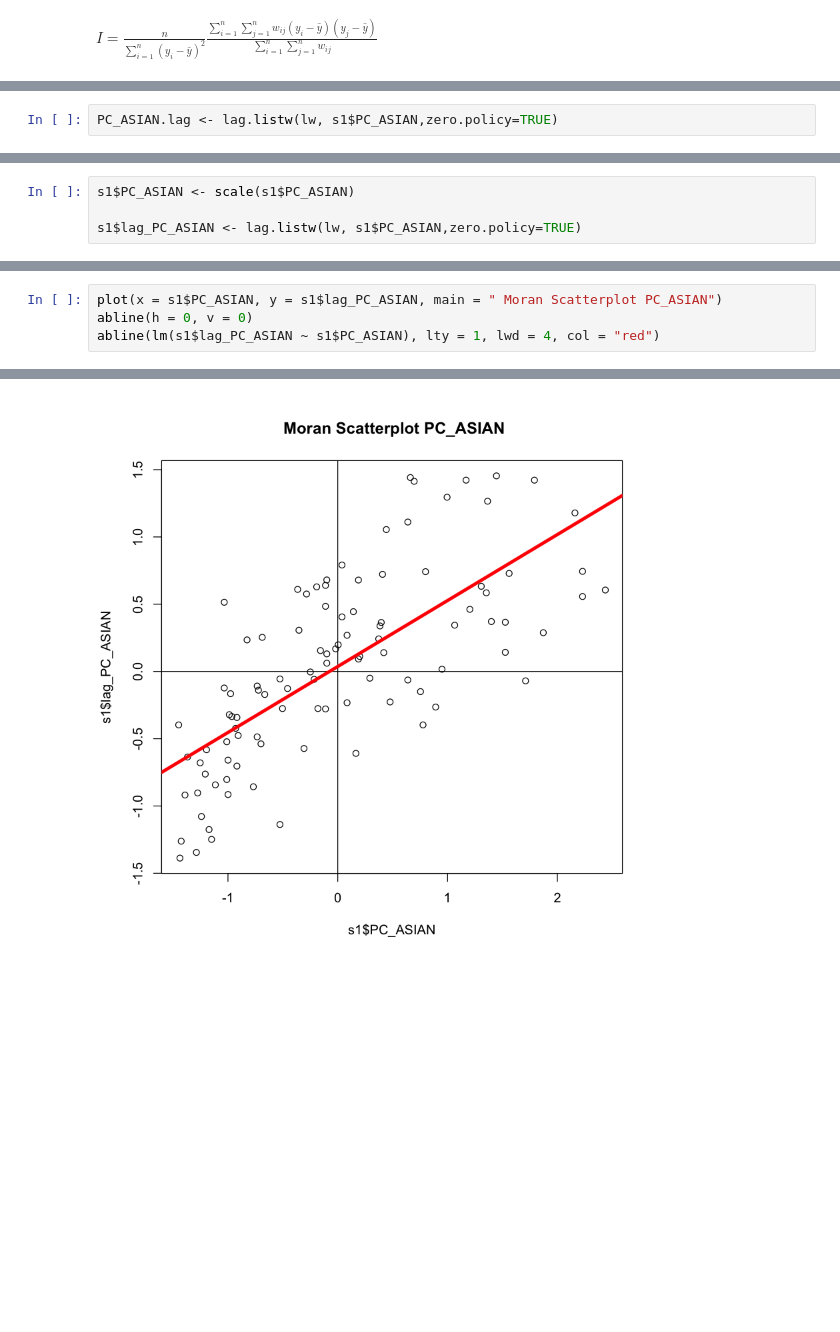
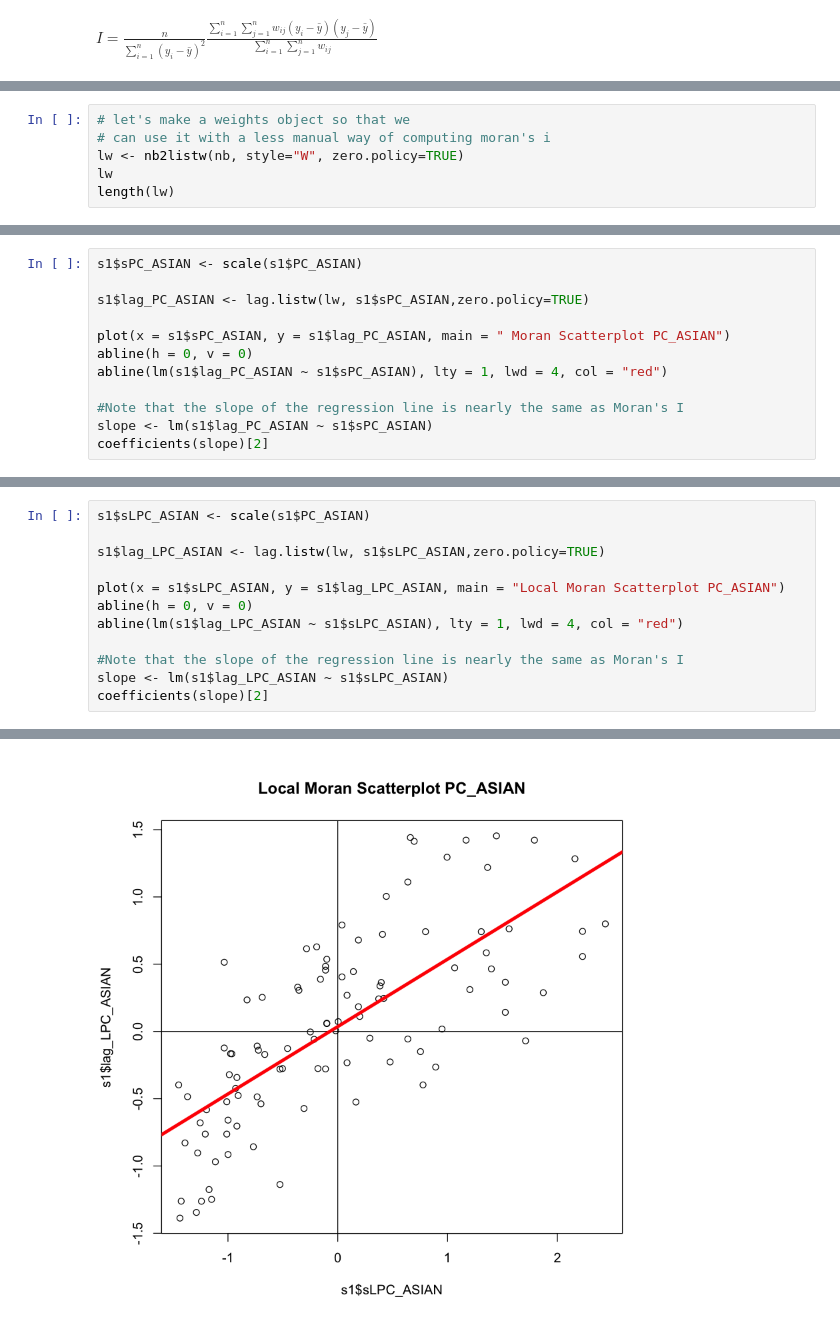
Before and after one commit to xrwang/geog187-notebooks, a Jupyter notebook: lab1-spatial autocorrelation.ipynb, the cells around one changed output, grey strips where cells are left out. Drawn from its saved outputs; the diff is of its cells as text; blank space fills up the shorter version.

Commit message:
add local moran i

```diff
--- a/lab1-spatial autocorrelation.ipynb
+++ b/lab1-spatial autocorrelation.ipynb
@@ -290,0 +265,6 @@ lw <- nb2listw(w, style="W", zero.policy=TRUE)
+# %%
+# let's make a weights object so that we
+# can use it with a less manual way of computing moran's i
+lw <- nb2listw(nb, style="W", zero.policy=TRUE)
+lw
+length(lw)
@@ -313,2 +305,0 @@ W 101 10201 101 41.38853 414.514
-# %%
-PC_ASIAN.lag <- lag.listw(lw, s1$PC_ASIAN,zero.policy=TRUE)
@@ -324,0 +306,12 @@ par(OP) # Revert back to default plot settings
+# %%
+s1$sPC_ASIAN <- scale(s1$PC_ASIAN)
+
+s1$lag_PC_ASIAN <- lag.listw(lw, s1$sPC_ASIAN,zero.policy=TRUE)
+
+plot(x = s1$sPC_ASIAN, y = s1$lag_PC_ASIAN, main = " Moran Scatterplot PC_ASIAN")
+abline(h = 0, v = 0)
+abline(lm(s1$lag_PC_ASIAN ~ s1$sPC_ASIAN), lty = 1, lwd = 4, col = "red")
+
+#Note that the slope of the regression line is nearly the same as Moran's I
+slope <- lm(s1$lag_PC_ASIAN ~ s1$sPC_ASIAN)
+coefficients(slope)[2]
@@ -394,4 +346,0 @@ is.vector(s1$PC_ASIAN)
-# %%
-s1$PC_ASIAN <- scale(s1$PC_ASIAN)
-
-s1$lag_PC_ASIAN <- lag.listw(lw, s1$PC_ASIAN,zero.policy=TRUE)
@@ -415,5 +347,13 @@ head(s1$PC_ASIAN)
 # %%
-plot(x = s1$PC_ASIAN, y = s1$lag_PC_ASIAN, main = " Moran Scatterplot PC_ASIAN")
+s1$sLPC_ASIAN <- scale(s1$PC_ASIAN)
+
+s1$lag_LPC_ASIAN <- lag.listw(lw, s1$sLPC_ASIAN,zero.policy=TRUE)
+
+plot(x = s1$sLPC_ASIAN, y = s1$lag_LPC_ASIAN, main = "Local Moran Scatterplot PC_ASIAN")
 abline(h = 0, v = 0)
-abline(lm(s1$lag_PC_ASIAN ~ s1$PC_ASIAN), lty = 1, lwd = 4, col = "red")
+abline(lm(s1$lag_LPC_ASIAN ~ s1$sLPC_ASIAN), lty = 1, lwd = 4, col = "red")
+
+#Note that the slope of the regression line is nearly the same as Moran's I
+slope <- lm(s1$lag_LPC_ASIAN ~ s1$sLPC_ASIAN)
+coefficients(slope)[2]
 # %% [output]
@@ -420 +362 @@ abline(lm(s1$lag_PC_ASIAN ~ s1$PC_ASIAN), lty = 1, lwd = 4, col = "red")
-[figure, old version]
+[figure, new version]
```
Also changed, not shown: parts of 34 cells of this notebook.
